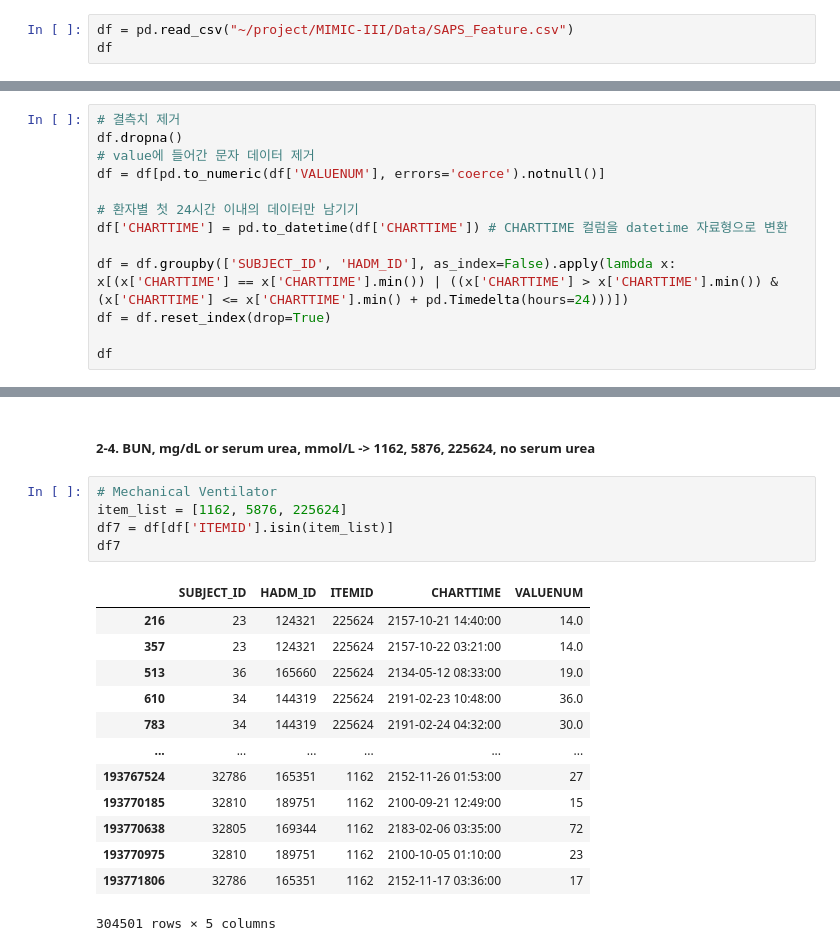
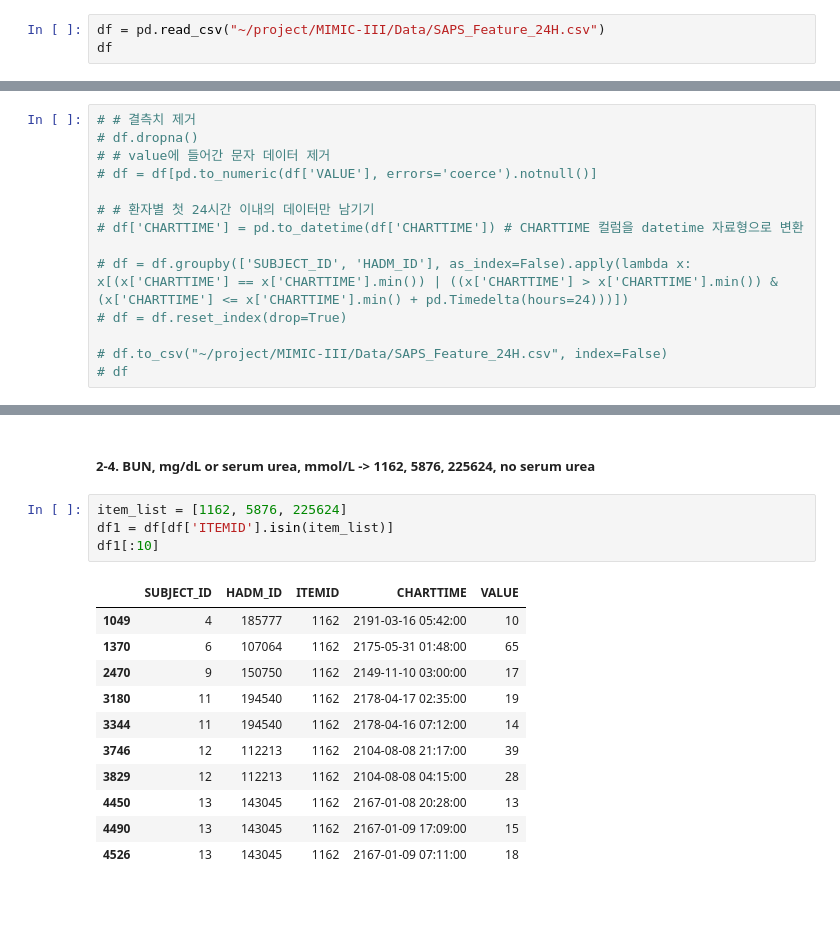
Before and after one commit to NohJangHyun/MIMIC-III-mortality-prediction, a Jupyter notebook: Data Extract/Baseline/feature extract for SAPS-II score.ipynb, the cells around one changed output, grey strips where cells are left out. Drawn from its saved outputs; the diff is of its cells as text; blank space fills up the shorter version.

```diff
--- a/Data Extract/Baseline/feature extract for SAPS-II score.ipynb
+++ b/Data Extract/Baseline/feature extract for SAPS-II score.ipynb
@@ -123,4 +138,4 @@ D_ITEMS[D_ITEMS['LABEL'].str.contains('bun',na=False)]
 # %%
-df = pd.read_csv("~/project/MIMIC-III/Data/SAPS_Feature.csv")
+df = pd.read_csv("~/project/MIMIC-III/Data/SAPS_Feature_24H.csv")
 df
 # %% [output]
@@ -140,16 +155,17 @@ df
 # %%
-# 결측치 제거
-df.dropna()
-# value에 들어간 문자 데이터 제거
-df = df[pd.to_numeric(df['VALUENUM'], errors='coerce').notnull()]
+# # 결측치 제거
+# df.dropna()
+# # value에 들어간 문자 데이터 제거
+# df = df[pd.to_numeric(df['VALUE'], errors='coerce').notnull()]
 
-# 환자별 첫 24시간 이내의 데이터만 남기기
-df['CHARTTIME'] = pd.to_datetime(df['CHARTTIME']) # CHARTTIME 컬럼을 datetime 자료형으로 변환
+# # 환자별 첫 24시간 이내의 데이터만 남기기
+# df['CHARTTIME'] = pd.to_datetime(df['CHARTTIME']) # CHARTTIME 컬럼을 datetime 자료형으로 변환
 
-df = df.groupby(['SUBJECT_ID', 'HADM_ID'], as_index=False).apply(lambda x: x[(x['CHARTTIME'] == x['CHARTTIME'].min()) | ((x['CHARTTIME'] > x['CHARTTIME'].min()) & (x['CHARTTIME'] <= x['CHARTTIME'].min() + pd.Timedelta(hours=24)))])
-df = df.reset_index(drop=True)
+# df = df.groupby(['SUBJECT_ID', 'HADM_ID'], as_index=False).apply(lambda x: x[(x['CHARTTIME'] == x['CHARTTIME'].min()) | ((x['CHARTTIME'] > x['CHARTTIME'].min()) & (x['CHARTTIME'] <= x['CHARTTIME'].min() + pd.Timedelta(hours=24)))])
+# df = df.reset_index(drop=True)
 
-df
+# df.to_csv("~/project/MIMIC-III/Data/SAPS_Feature_24H.csv", index=False)
+# df
 # %% [output]
 A value is trying to be set on a copy of a slice from a DataFrame.
 Try using .loc[row_indexer,col_indexer] = value instead
@@ -231,21 +417,18 @@ df6
 # %% [markdown]
 ##### 2-4. BUN, mg/dL or serum urea, mmol/L -> 1162, 5876, 225624, no serum urea
 # %%
-# Mechanical Ventilator
 item_list = [1162, 5876, 225624]
-df7 = df[df['ITEMID'].isin(item_list)]
-df7
+df1 = df[df['ITEMID'].isin(item_list)]
+df1[:10]
 # %% [output]
-|  | SUBJECT_ID | HADM_ID | ITEMID | CHARTTIME | VALUENUM |
-| 216 | 23 | 124321 | 225624 | 2157-10-21 14:40:00 | 14.0 |
-| 357 | 23 | 124321 | 225624 | 2157-10-22 03:21:00 | 14.0 |
-| 513 | 36 | 165660 | 225624 | 2134-05-12 08:33:00 | 19.0 |
-| 610 | 34 | 144319 | 225624 | 2191-02-23 10:48:00 | 36.0 |
-| 783 | 34 | 144319 | 225624 | 2191-02-24 04:32:00 | 30.0 |
-| ... | ... | ... | ... | ... | ... |
-| 193767524 | 32786 | 165351 | 1162 | 2152-11-26 01:53:00 | 27 |
-| 193770185 | 32810 | 189751 | 1162 | 2100-09-21 12:49:00 | 15 |
-| 193770638 | 32805 | 169344 | 1162 | 2183-02-06 03:35:00 | 72 |
-| 193770975 | 32810 | 189751 | 1162 | 2100-10-05 01:10:00 | 23 |
-| 193771806 | 32786 | 165351 | 1162 | 2152-11-17 03:36:00 | 17 |
+|  | SUBJECT_ID | HADM_ID | ITEMID | CHARTTIME | VALUE |
+| 1049 | 4 | 185777 | 1162 | 2191-03-16 05:42:00 | 10 |
+| 1370 | 6 | 107064 | 1162 | 2175-05-31 01:48:00 | 65 |
+| 2470 | 9 | 150750 | 1162 | 2149-11-10 03:00:00 | 17 |
+| 3180 | 11 | 194540 | 1162 | 2178-04-17 02:35:00 | 19 |
+| 3344 | 11 | 194540 | 1162 | 2178-04-16 07:12:00 | 14 |
+| 3746 | 12 | 112213 | 1162 | 2104-08-08 21:17:00 | 39 |
+| 3829 | 12 | 112213 | 1162 | 2104-08-08 04:15:00 | 28 |
+| 4450 | 13 | 143045 | 1162 | 2167-01-08 20:28:00 | 13 |
+| 4490 | 13 | 143045 | 1162 | 2167-01-09 17:09:00 | 15 |
+| 4526 | 13 | 143045 | 1162 | 2167-01-09 07:11:00 | 18 |
-304501 rows × 5 columns
```
Also changed, not shown: parts of 25 cells of this notebook.
